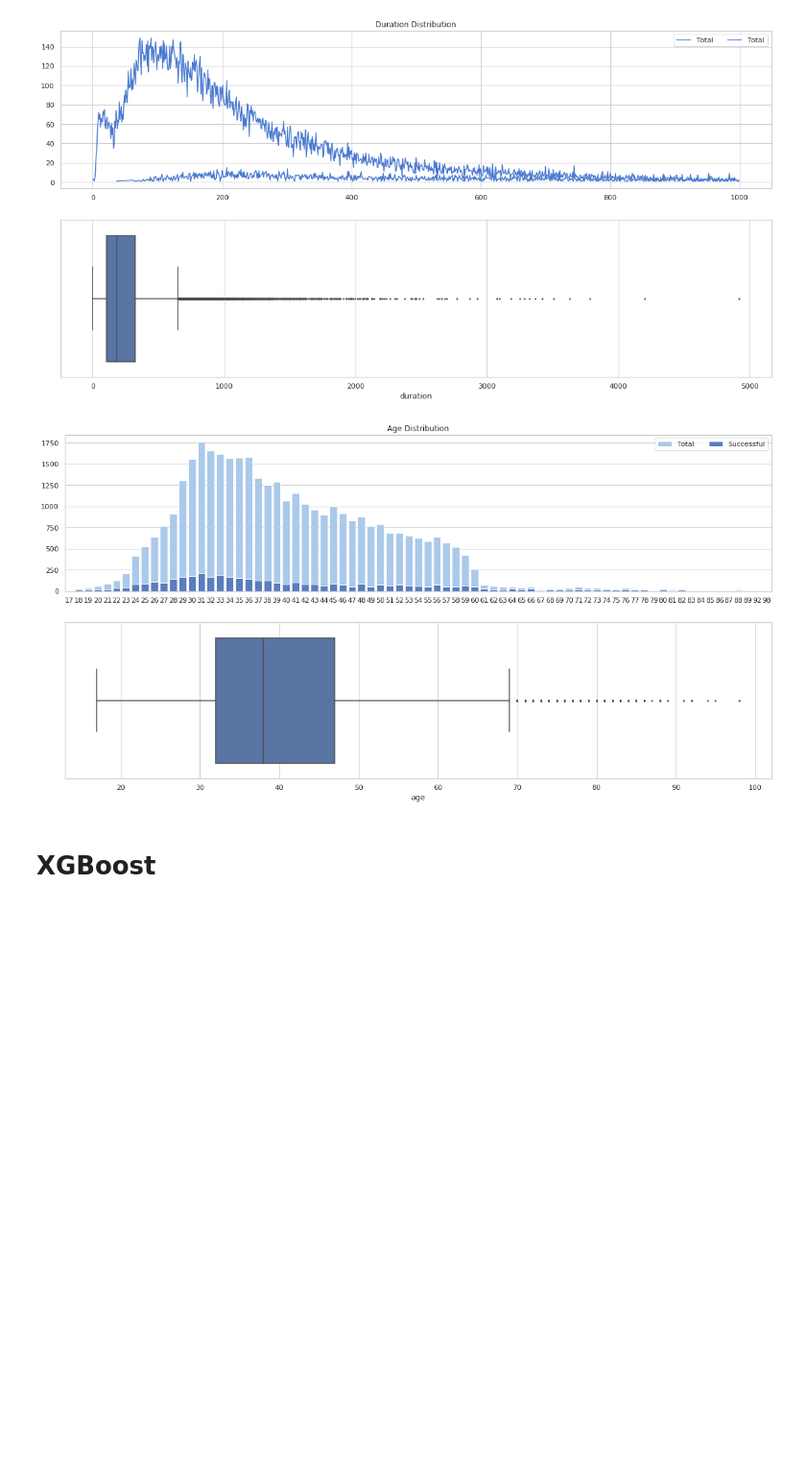
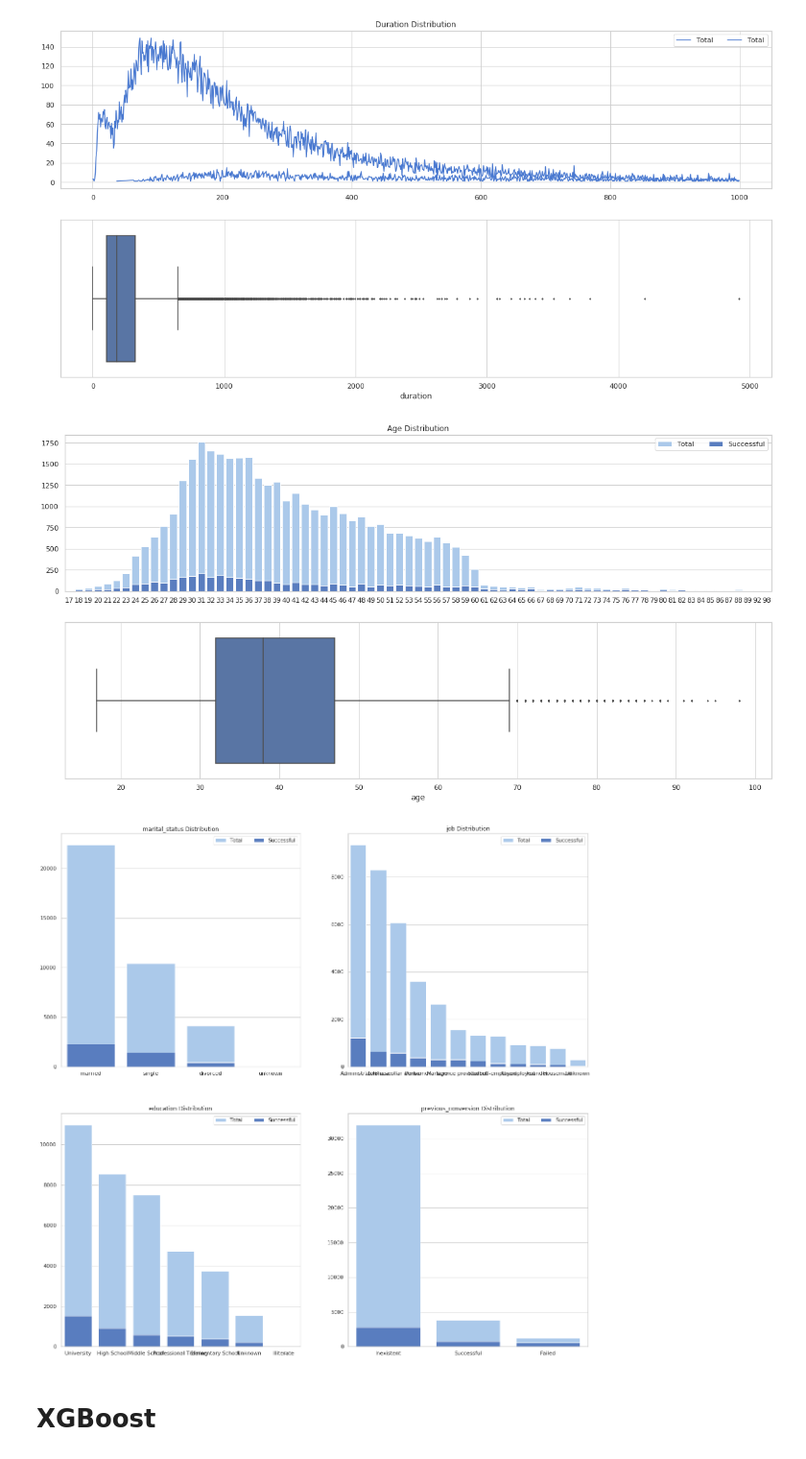
Before and after one commit to rgumi/seminararbeit_src, a Jupyter notebook: feb_v1.ipynb, the cells around one changed output. Shown: that part at 96% size. Cells and saved outputs as stored; diff of their text form; code cells hidden in the pictures; blank space fills up the shorter version.

```diff
--- a/feb_v1.ipynb
+++ b/feb_v1.ipynb
@@ -240,41 +240,75 @@ lineplot(tmp, 'duration', 'Duration Distribution')
 # %% [output]
 [figure]
 # %%
-def barplot(df, column, title):
+def barboxplot(df, column, title):
   '''
     creates a barplot for the given data in df[column]
     -> shows the dustribution the successrate of the given data
     createa s boxplot for the given data in df[column]
   '''
   # get the count of each distinct values in series
   value_counts = pd.DataFrame()
   value_counts= df[column].value_counts()
   value_counts_success = df[( df['success'] == 'Yes')].loc[:, column].value_counts()
   # create a plot for the bar graph
   _, axes = plt.subplots(2, 1, figsize=(20, 10))
 
   sns.set_color_codes("pastel")
   sns.barplot(value_counts.index, value_counts.values, color="b",
               label="Total", ax=axes[0])
 
   sns.set_color_codes("muted")
   sns.barplot(value_counts_success.index, value_counts_success.values,
               color="b", label="Successful", ax=axes[0])
 
 
   axes[0].legend(ncol=2, loc="upper right", frameon=True)
   axes[0].set_title(title)
 
   sns.boxplot(dataset[column], ax=axes[1],
               flierprops = dict(markerfacecolor = '0.50', markersize = 2))
 
+def barplot(df, column, title, axes):
+  '''
+    creates a barplot for the given data in df[column]
+    -> shows the dustribution the successrate of the given data
+    createa s boxplot for the given data in df[column]
+  '''
+  # get the count of each distinct values in series
+  value_counts = pd.DataFrame()
+  value_counts= df.loc[:, column].value_counts()
+  value_counts_success = df[( df['success'] == 'Yes')].loc[:, column].value_counts()
+  # create a plot for the bar graph
 
-barplot(dataset, 'age', 'Age Distribution')
-barplot(dataset, 'marital_status', 'Age Distribution')
-barplot(dataset, 'job', 'Age Distribution')
-barplot(dataset, 'education', 'Age Distribution')
+
+  sns.set_color_codes("pastel")
+  sns.barplot(value_counts.index, value_counts.values, color="b",
+              label="Total", ax=axes)
+
+  sns.set_color_codes("muted")
+  sns.barplot(value_counts_success.index, value_counts_success.values,
+              color="b", label="Successful", ax=axes)
+
+
+  axes.legend(ncol=2, loc="upper right", frameon=True)
+  axes.set_title(title)
+
+barboxplot(dataset, 'age', 'Age Distribution')
+
+
+_, axes = plt.subplots(2, 2, figsize=(20, 20))
+
+counter = 0
+for item in ['marital_status', 'job', 'education', 'previous_conversion']:
+  trace_x = counter // 2
+  trace_y = counter % 2
+
+  barplot(dataset, item, item + ' Distribution', axes[trace_x, trace_y])
+
+  counter += 1
 # %% [output]
 [figure]
+[figure, added]
 # %%
 X, y = dataset[['month', 'education', 'job', 'age', 'previous_conversion', 'n_contacts_before',
        'days_since_last_contact', 'leitzins', 'euribor', 'n_contacts_campaign', 'marital_status',
```
